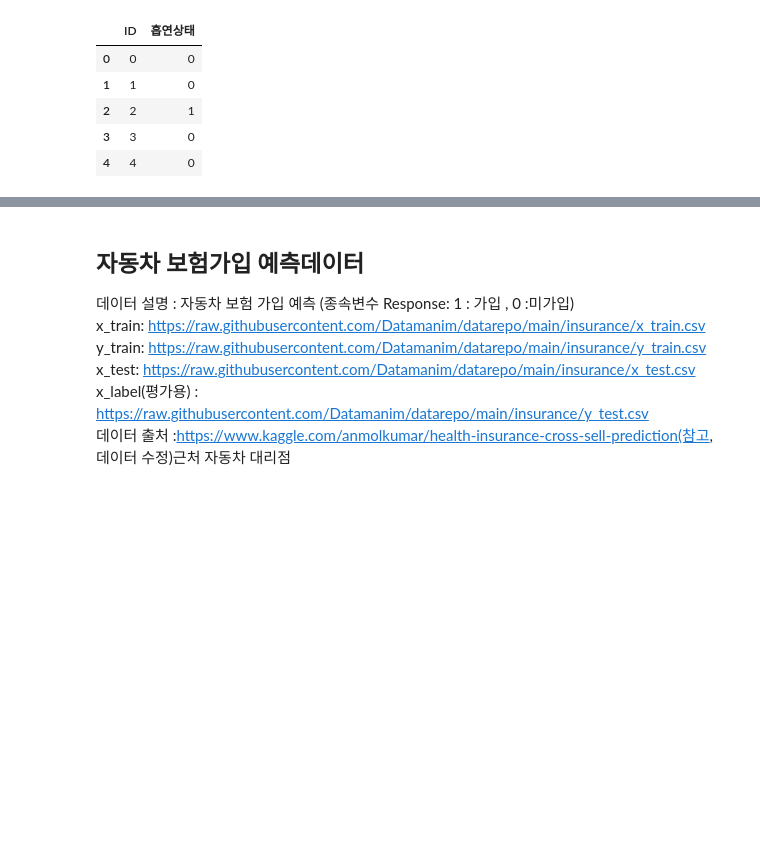
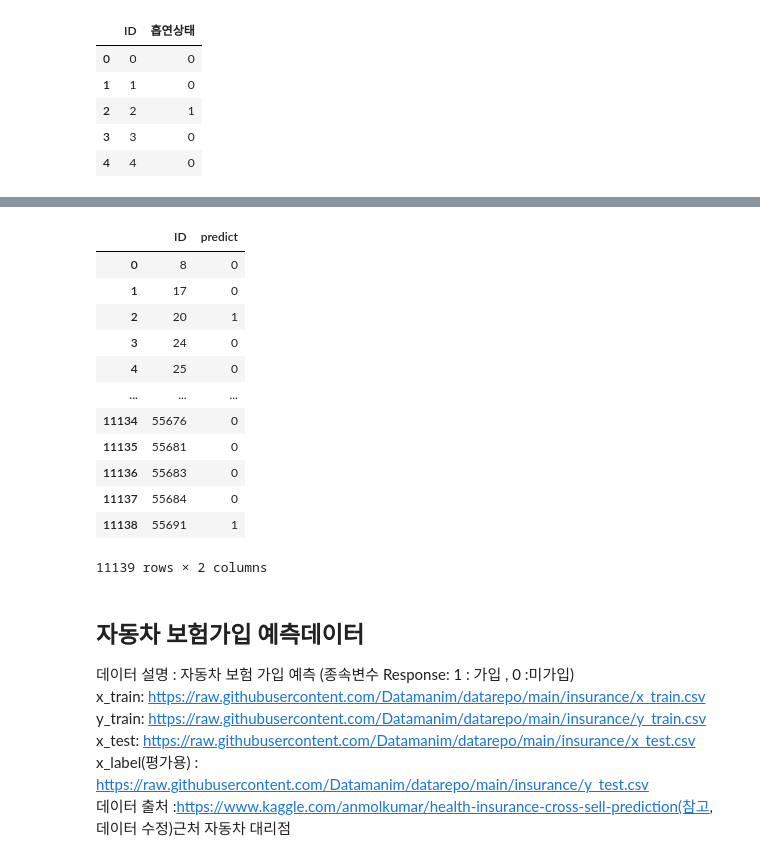
Before and after one commit to cms6090/Big-Data-Analysis, a Jupyter notebook: 2유형/데이터 마이닝.ipynb, the cells around one changed output, grey strips where cells are left out. Saved outputs shown, nothing was run; the diff lists cells and outputs as text; code cells hidden in the pictures; blank space fills up the shorter version.

```diff
--- a/2유형/데이터 마이닝.ipynb
+++ b/2유형/데이터 마이닝.ipynb
@@ -420,0 +515,9 @@ display(y_train.head())
+# %%
+x_train_dummies = pd.get_dummies(x_train_drop)
+x_test_dummies = pd.get_dummies(x_test_drop)
+x_test_dummies = x_test_dummies[x_train_dummies.columns]
+# %%
+from sklearn.model_selection import train_test_split
+X_train, X_valid, Y_train, Y_valid = train_test_split(x_train_dummies, y, test_size = 0.3, random_state = 42, stratify = y)
+# stratify = y : 훈련 데이터와 검증 데이터가 원래 데이터의 클래스 비율을 그대로 유지하도록 층화추출
+print(len(X_train), len(X_valid), len(x_train_dummies))
@@ -420,0 +526,4 @@ display(y_train.head())
+# %%
+from sklearn.ensemble import RandomForestClassifier
+rf = RandomForestClassifier(random_state = 23)
+rf.fit(X_train, Y_train)
@@ -421,3 +578,27 @@ display(y_train.head())
+# %%
+predict_test_label = rf.predict(x_test_dummies)
+predict_test_proba = rf.predict_proba(x_test_dummies)[:, 1]
+# %%
+data = pd.DataFrame({
+    "ID" : x_test["ID"],
+    "predict" : predict_test_label
+})
+
+data
+# %% [output]
+|  | ID | predict |
+| 0 | 8 | 0 |
+| 1 | 17 | 0 |
+| 2 | 20 | 1 |
+| 3 | 24 | 0 |
+| 4 | 25 | 0 |
+| ... | ... | ... |
+| 11134 | 55676 | 0 |
+| 11135 | 55681 | 0 |
+| 11136 | 55683 | 0 |
+| 11137 | 55684 | 0 |
+| 11138 | 55691 | 1 |
+11139 rows × 2 columns
 # %% [markdown]
 ## 자동차 보험가입 예측데이터
 데이터 설명 : 자동차 보험 가입 예측 (종속변수 Response: 1 : 가입 , 0 :미가입)
```
Also changed, not shown: parts of 141 cells of this notebook.
